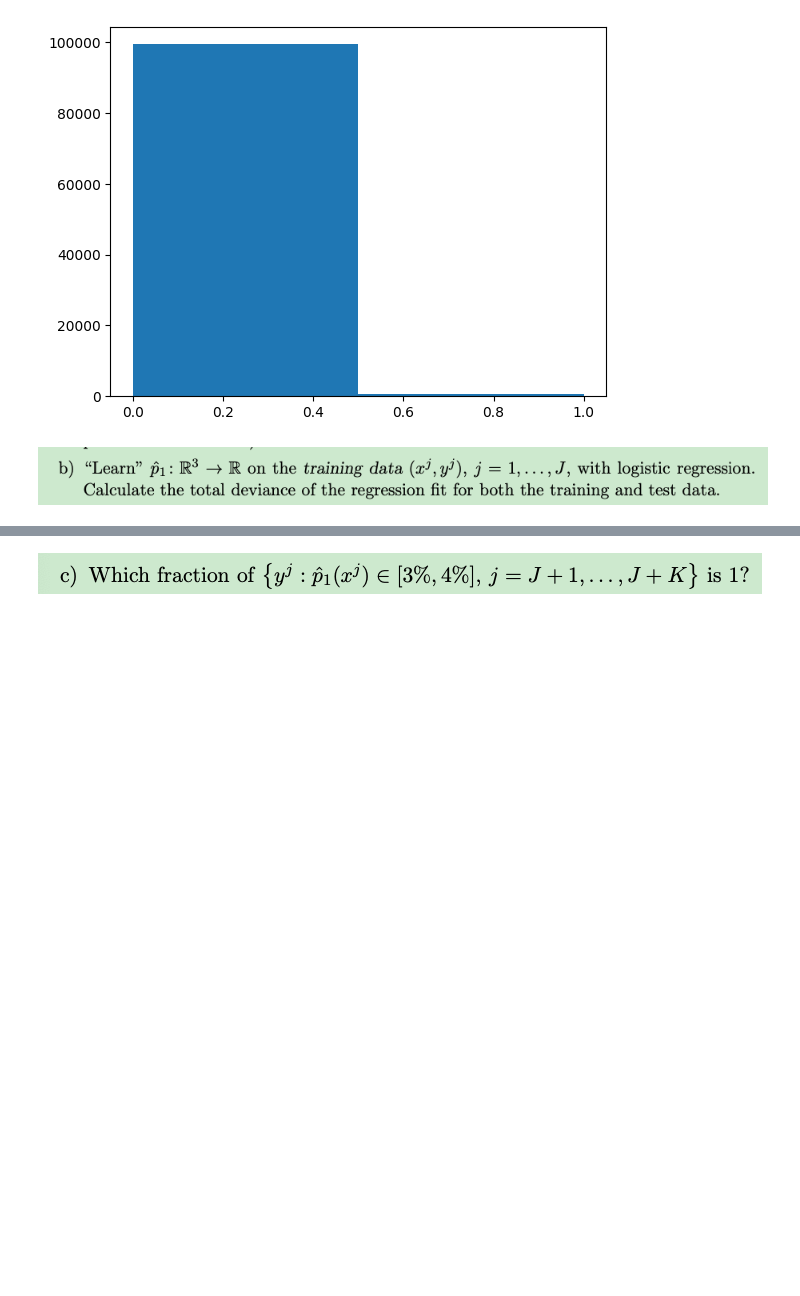
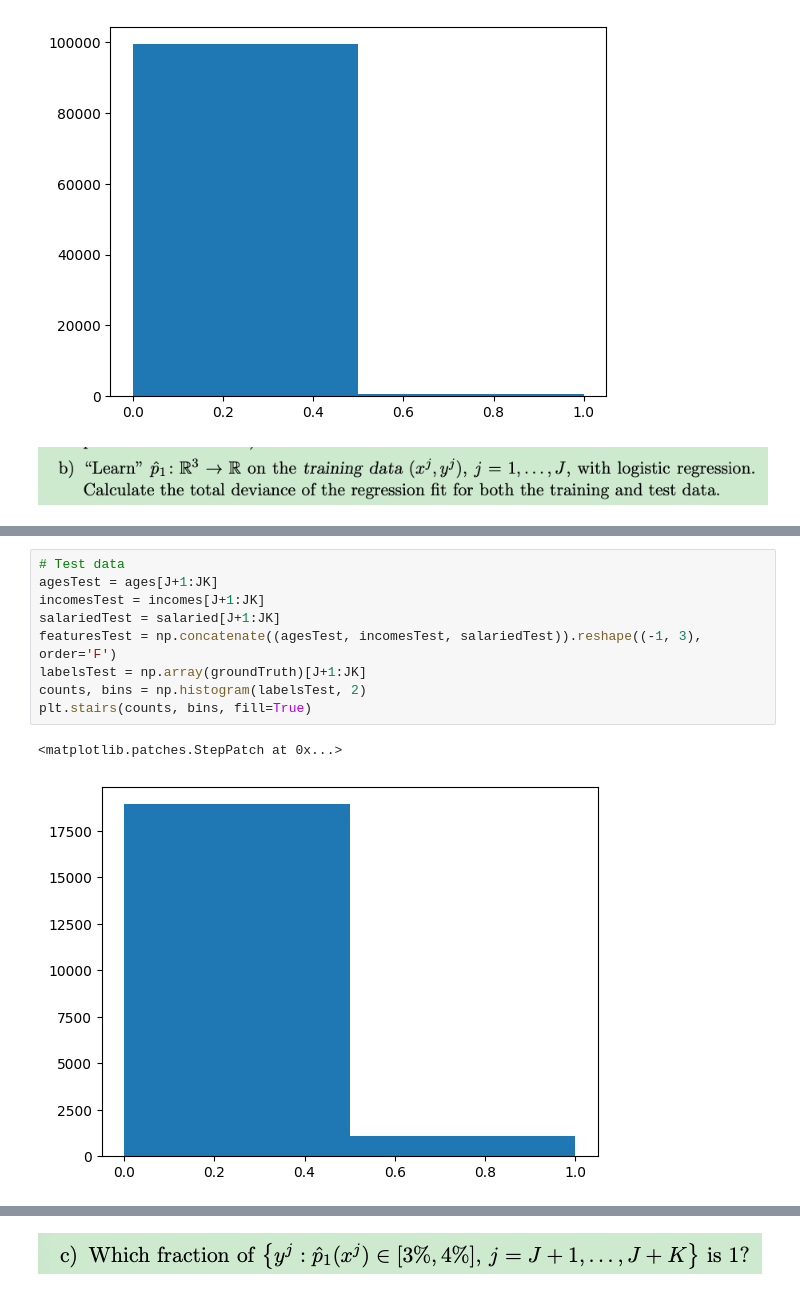
Before and after one commit to thelionthelion/eth_ntifi, a Jupyter notebook: NTIFI_Exercise1.ipynb, the cells around one changed output, grey strips where cells are left out. Drawn from its saved outputs; the diff is of its cells as text; blank space fills up the shorter version.

```diff
--- a/NTIFI_Exercise1.ipynb
+++ b/NTIFI_Exercise1.ipynb
@@ -150,0 +151,12 @@ LogisticRegression()
+# %%
+# Test data
+agesTest = ages[J+1:JK]
+incomesTest = incomes[J+1:JK]
+salariedTest = salaried[J+1:JK]
+featuresTest = np.concatenate((agesTest, incomesTest, salariedTest)).reshape((-1, 3), order='F')
+labelsTest = np.array(groundTruth)[J+1:JK]
+counts, bins = np.histogram(labelsTest, 2)
+plt.stairs(counts, bins, fill=True)
+# %% [output]
+<matplotlib.patches.StepPatch at 0x...>
+[figure, added]
```
Also changed, not shown: parts of 7 cells of this notebook.
